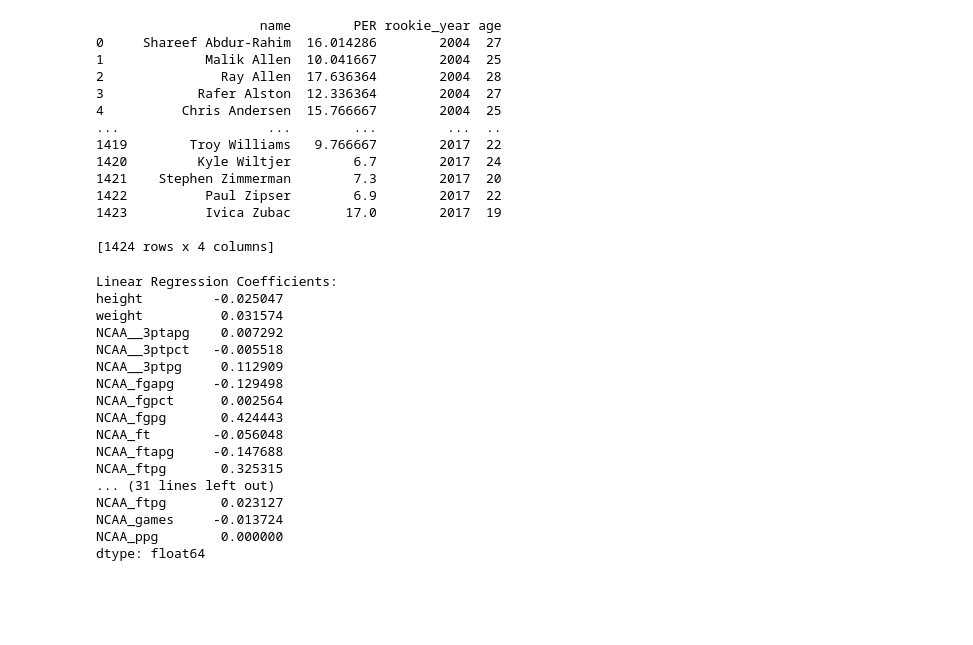
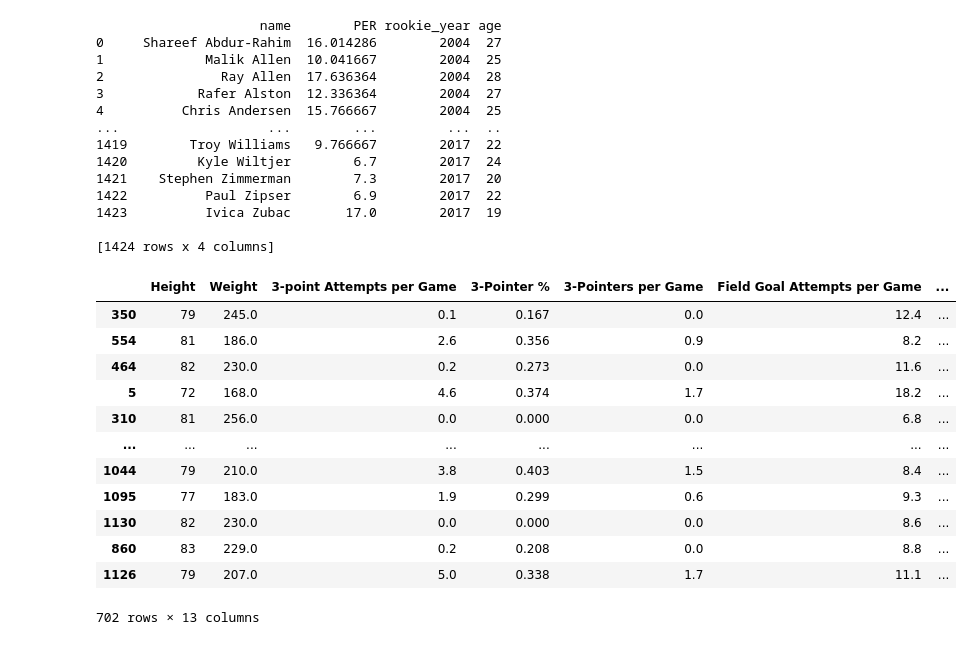
Before and after one commit to mattietoll/ISYE6740-Final-Project, a Jupyter notebook: Feature_Analysis.ipynb, the cells around one changed output. Cells and saved outputs as stored; diff of their text form; code cells hidden in the pictures; blank space fills up the shorter version.

```diff
--- a/Feature_Analysis.ipynb
+++ b/Feature_Analysis.ipynb
@@ -97,62 +117,29 @@ for i in range(len(data)):
 # %%
 # Select features and target variable
-features = ['height','weight',
-'NCAA__3ptapg', 'NCAA__3ptpct', 'NCAA__3ptpg', 'NCAA_fgapg',
-'NCAA_fgpct', 'NCAA_fgpg', 'NCAA_ft', 'NCAA_ftapg', 'NCAA_ftpg', 'NCAA_games', 'NCAA_ppg']
+features = ['Height','Weight',
+'3-point Attempts per Game', '3-Pointer %', '3-Pointers per Game', 'Field Goal Attempts per Game',
+'Field Goal %', 'Field Goals per Game', 'Free Throw %', 'Free Throw Attempts per Game', 'Free Throws Made per Game',
+            'Total Games in NCAA', 'NCAA Points per game']
+
 X = data[features]
+
+
 y = data['NBA_Success']
 
 # Split the data into training and test sets (60% training, 40% validation/test)
 X_train, X_test, y_train, y_test = train_test_split(X, y, test_size=0.4, random_state=42)
-
-
-# Standardize the features
-scaler = StandardScaler()
-X_train_scaled = scaler.fit_transform(X_train)
-X_test_scaled = scaler.transform(X_test)
-
-# Linear Regression
-linear_model = LinearRegression()
-linear_model.fit(X_train_scaled, y_train)
-linear_importance = pd.Series(linear_model.coef_, index=features)
-print("Linear Regression Coefficients:")
-print(linear_importance)
-
-# Logistic Regression
-logistic_model = LogisticRegression()
-logistic_model.fit(X_train_scaled, y_train)
-logistic_importance = pd.Series(logistic_model.coef_[0], index=features)
-print("\nLogistic Regression Coefficients:")
-print(logistic_importance)
-
-# Lasso Regression with Cross-Validation
-lasso_model = LassoCV(cv=5)
-lasso_model.fit(X_train_scaled, y_train)
-lasso_importance = pd.Series(lasso_model.coef_, index=features)
-print("\nLasso Regression Coefficients:")
-print(lasso_importance)
-
-# Gradient Boosting Classifier
-gb_model = GradientBoostingClassifier(random_state=42)
-gb_model.fit(X_train_scaled, y_train)
-gb_importance = pd.Series(gb_model.feature_importances_, index=features)
-print("\nGradient Boosting Feature Importances:")
-print(gb_importance)
+X_train
 # %% [output]
+|  | Height | Weight | 3-point Attempts per Game | 3-Pointer % | 3-Pointers per Game | Field Goal Attempts per Game | ... |
+| 350 | 79 | 245.0 | 0.1 | 0.167 | 0.0 | 12.4 | ... |
+| 554 | 81 | 186.0 | 2.6 | 0.356 | 0.9 | 8.2 | ... |
+| 464 | 82 | 230.0 | 0.2 | 0.273 | 0.0 | 11.6 | ... |
+| 5 | 72 | 168.0 | 4.6 | 0.374 | 1.7 | 18.2 | ... |
+| 310 | 81 | 256.0 | 0.0 | 0.000 | 0.0 | 6.8 | ... |
+| ... | ... | ... | ... | ... | ... | ... | ... |
+| 1044 | 79 | 210.0 | 3.8 | 0.403 | 1.5 | 8.4 | ... |
+| 1095 | 77 | 183.0 | 1.9 | 0.299 | 0.6 | 9.3 | ... |
+| 1130 | 82 | 230.0 | 0.0 | 0.000 | 0.0 | 8.6 | ... |
+| 860 | 83 | 229.0 | 0.2 | 0.208 | 0.0 | 8.8 | ... |
+| 1126 | 79 | 207.0 | 5.0 | 0.338 | 1.7 | 11.1 | ... |
-Linear Regression Coefficients:
-height         -0.025047
-weight          0.031574
-NCAA__3ptapg    0.007292
-NCAA__3ptpct   -0.005518
-NCAA__3ptpg     0.112909
-NCAA_fgapg     -0.129498
-NCAA_fgpct      0.002564
-NCAA_fgpg       0.424443
-NCAA_ft        -0.056048
-NCAA_ftapg     -0.147688
-NCAA_ftpg       0.325315
-... (31 lines left out)
-NCAA_ftpg       0.023127
-NCAA_games     -0.013724
-NCAA_ppg        0.000000
-dtype: float64
+702 rows × 13 columns
```
Also changed, not shown: parts of 11 cells of this notebook, 1 other file.
